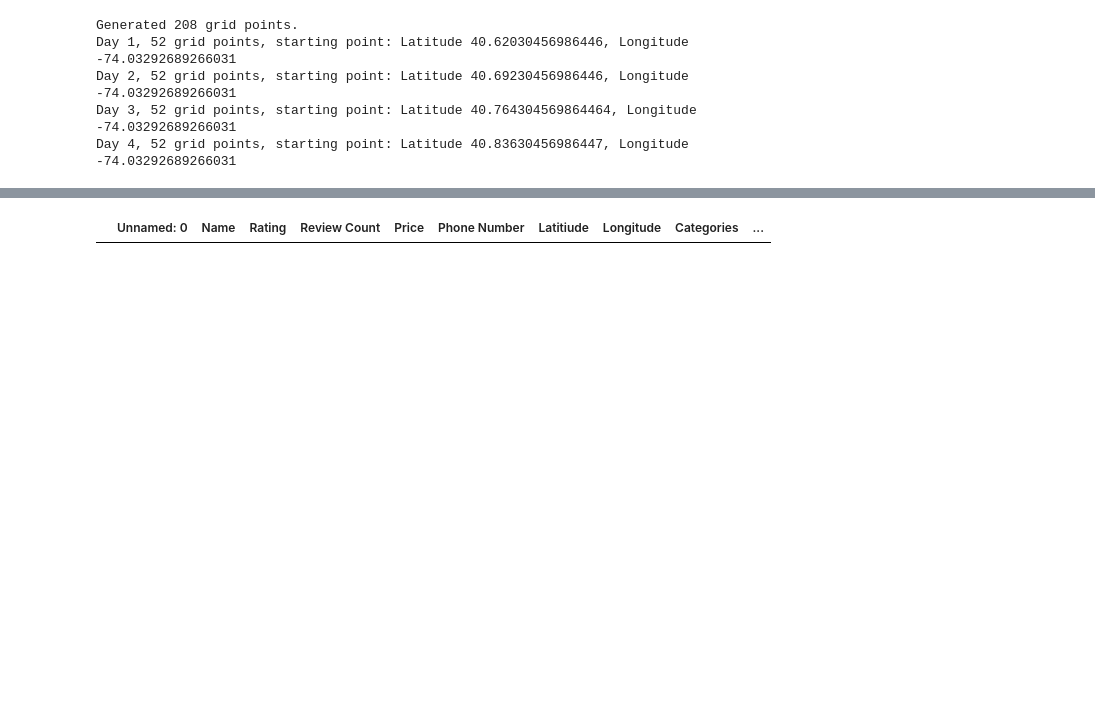
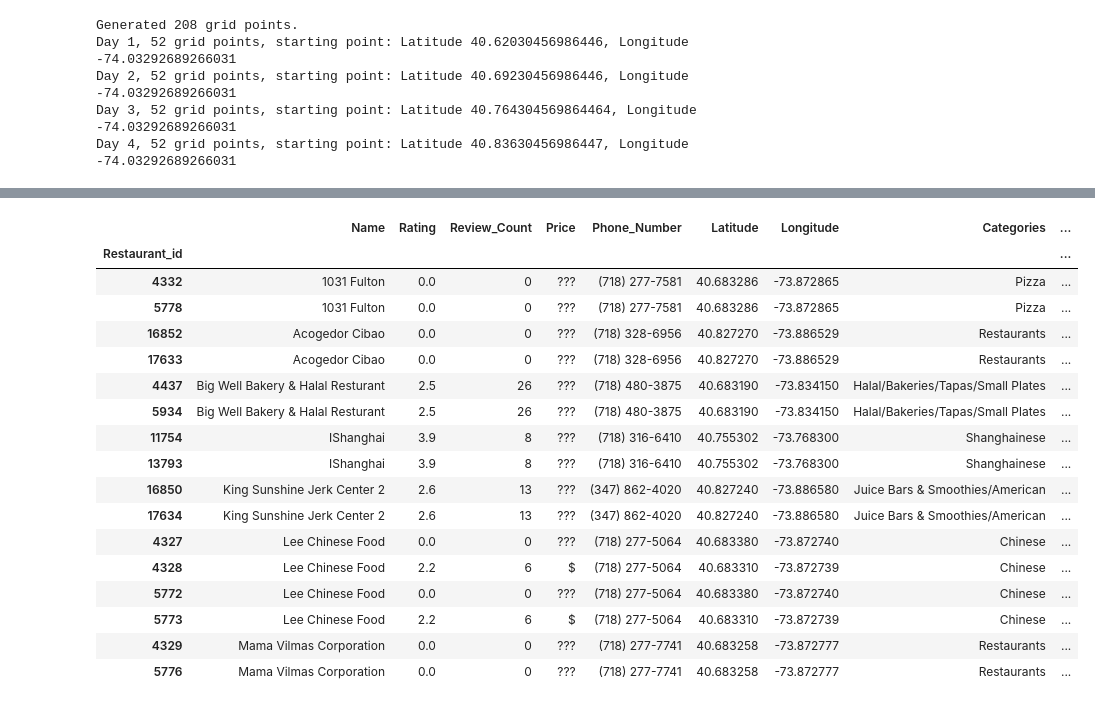
Before and after one commit to YannisPapa/Project-3, a Jupyter notebook: Project-3.ipynb, the cells around one changed output, grey strips where cells are left out. Cells and saved outputs as stored; diff of their text form; code cells hidden in the pictures; blank space fills up the shorter version.

Commit message:
data file updates, small changes to ipynb file

```diff
--- a/Project-3.ipynb
+++ b/Project-3.ipynb
@@ -363,8 +318,26 @@ restaurant_data_csv
 # Fixing id issue
 # restaurant_data_csv.to_csv("data/restaurant_data.csv",index='Restaurant_id')
 # %%
-# duplicates = restaurant_data_csv.duplicated(keep=False)
-# restaurant_data_csv[duplicates].sort_values('Name')
+# check for duplicates after csv update
+duplicates = restaurant_data_csv.duplicated(keep=False)
+restaurant_data_csv[duplicates].sort_values('Name')
 # %% [output]
-|  | Unnamed: 0 | Name | Rating | Review Count | Price | Phone Number | Latitiude | Longitude | Categories | ... |
+|  | Name | Rating | Review_Count | Price | Phone_Number | Latitude | Longitude | Categories | ... |
+| Restaurant_id |  |  |  |  |  |  |  |  | ... |
+| 4332 | 1031 Fulton | 0.0 | 0 | ??? | (718) 277-7581 | 40.683286 | -73.872865 | Pizza | ... |
+| 5778 | 1031 Fulton | 0.0 | 0 | ??? | (718) 277-7581 | 40.683286 | -73.872865 | Pizza | ... |
+| 16852 | Acogedor Cibao | 0.0 | 0 | ??? | (718) 328-6956 | 40.827270 | -73.886529 | Restaurants | ... |
+| 17633 | Acogedor Cibao | 0.0 | 0 | ??? | (718) 328-6956 | 40.827270 | -73.886529 | Restaurants | ... |
+| 4437 | Big Well Bakery & Halal Resturant | 2.5 | 26 | ??? | (718) 480-3875 | 40.683190 | -73.834150 | Halal/Bakeries/Tapas/Small Plates | ... |
+| 5934 | Big Well Bakery & Halal Resturant | 2.5 | 26 | ??? | (718) 480-3875 | 40.683190 | -73.834150 | Halal/Bakeries/Tapas/Small Plates | ... |
+| 11754 | IShanghai | 3.9 | 8 | ??? | (718) 316-6410 | 40.755302 | -73.768300 | Shanghainese | ... |
+| 13793 | IShanghai | 3.9 | 8 | ??? | (718) 316-6410 | 40.755302 | -73.768300 | Shanghainese | ... |
+| 16850 | King Sunshine Jerk Center 2 | 2.6 | 13 | ??? | (347) 862-4020 | 40.827240 | -73.886580 | Juice Bars & Smoothies/American | ... |
+| 17634 | King Sunshine Jerk Center 2 | 2.6 | 13 | ??? | (347) 862-4020 | 40.827240 | -73.886580 | Juice Bars & Smoothies/American | ... |
+| 4327 | Lee Chinese Food | 0.0 | 0 | ??? | (718) 277-5064 | 40.683380 | -73.872740 | Chinese | ... |
+| 4328 | Lee Chinese Food | 2.2 | 6 | $ | (718) 277-5064 | 40.683310 | -73.872739 | Chinese | ... |
+| 5772 | Lee Chinese Food | 0.0 | 0 | ??? | (718) 277-5064 | 40.683380 | -73.872740 | Chinese | ... |
+| 5773 | Lee Chinese Food | 2.2 | 6 | $ | (718) 277-5064 | 40.683310 | -73.872739 | Chinese | ... |
+| 4329 | Mama Vilmas Corporation | 0.0 | 0 | ??? | (718) 277-7741 | 40.683258 | -73.872777 | Restaurants | ... |
+| 5776 | Mama Vilmas Corporation | 0.0 | 0 | ??? | (718) 277-7741 | 40.683258 | -73.872777 | Restaurants | ... |
 # %%
```
Also changed, not shown: parts of 15 cells of this notebook, 3 other files.
